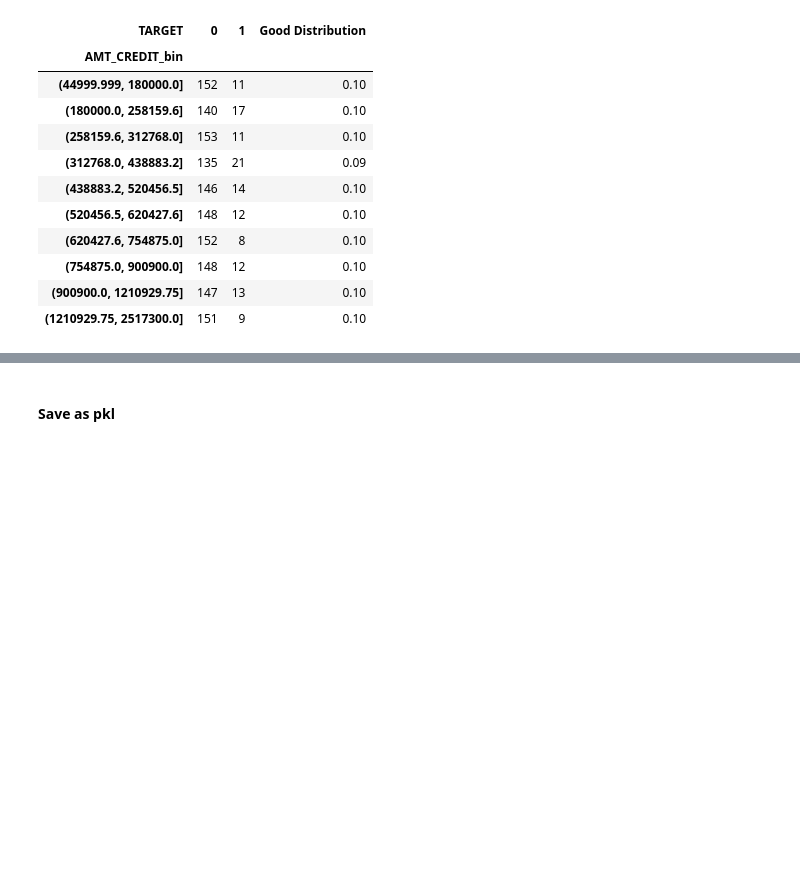
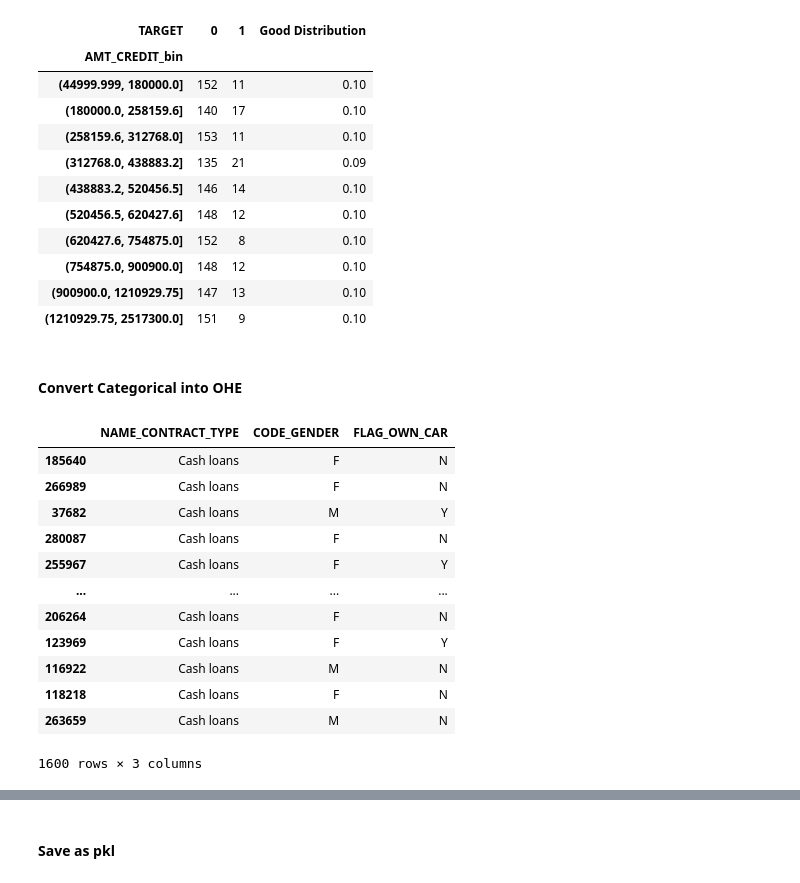
Before and after one commit to shandytp/learn_credit_score, a Jupyter notebook: 03-woe-and-iv.ipynb, the cells around one changed output, grey strips where cells are left out. Cells and saved outputs as stored; diff of their text form; code cells hidden in the pictures; blank space fills up the shorter version.

```diff
--- a/03-woe-and-iv.ipynb
+++ b/03-woe-and-iv.ipynb
@@ -372,3 +373,25 @@ tst
 | (754875.0, 900900.0] | 148 | 12 | 0.10 |
 | (900900.0, 1210929.75] | 147 | 13 | 0.10 |
 | (1210929.75, 2517300.0] | 151 | 9 | 0.10 |
+# %% [markdown]
+#### Convert Categorical into OHE
+# %%
+cat_cols = ["NAME_CONTRACT_TYPE", "CODE_GENDER", "FLAG_OWN_CAR"]
+# %%
+dataset_cat = dataset[cat_cols].copy()
+# %%
+dataset_cat
+# %% [output]
+|  | NAME_CONTRACT_TYPE | CODE_GENDER | FLAG_OWN_CAR |
+| 185640 | Cash loans | F | N |
+| 266989 | Cash loans | F | N |
+| 37682 | Cash loans | M | Y |
+| 280087 | Cash loans | F | N |
+| 255967 | Cash loans | F | Y |
+| ... | ... | ... | ... |
+| 206264 | Cash loans | F | N |
+| 123969 | Cash loans | F | Y |
+| 116922 | Cash loans | M | N |
+| 118218 | Cash loans | F | N |
+| 263659 | Cash loans | M | N |
+1600 rows × 3 columns
```
Also changed, not shown: parts of 14 cells of this notebook.
